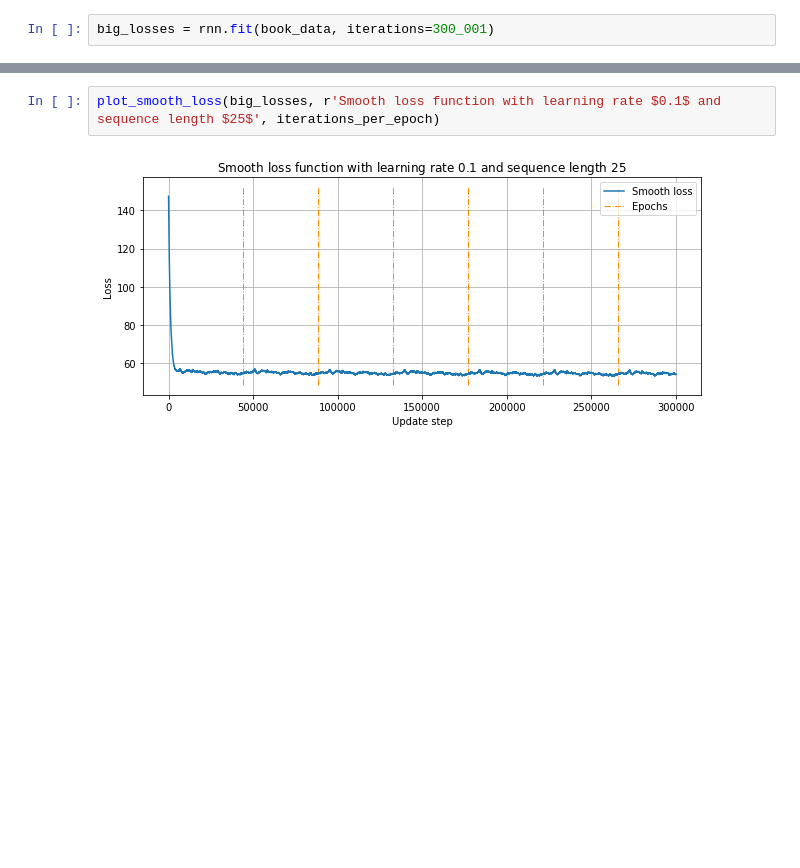
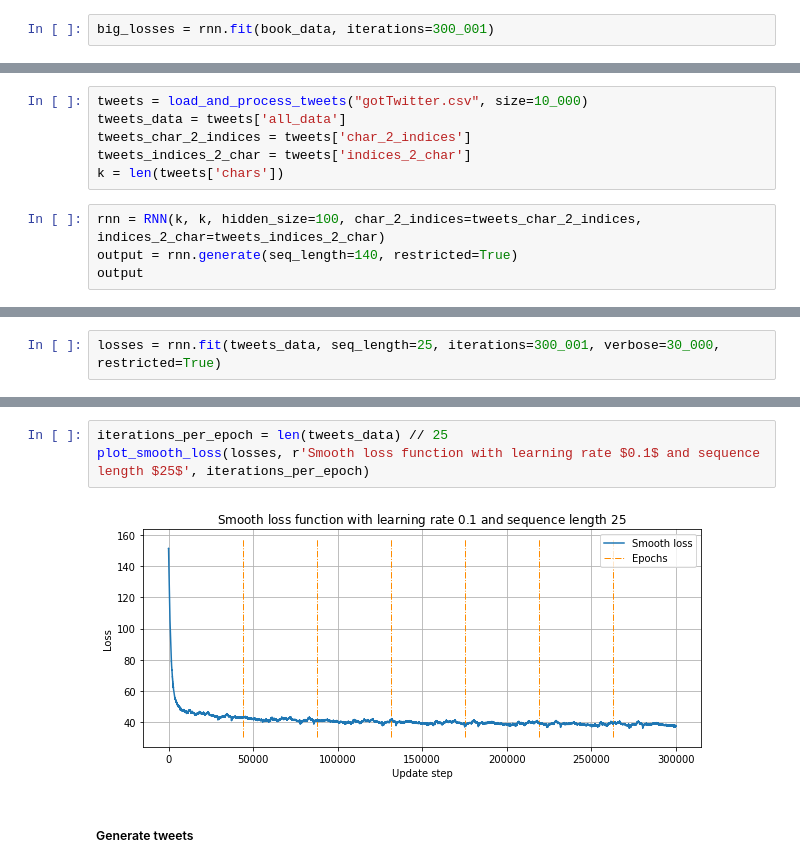
Before and after one commit to alexcosta13/dd2424-deep-learning-in-data-science, a Jupyter notebook: assignments/assignment4.ipynb, the cells around one changed output, grey strips where cells are left out. Drawn from its saved outputs; the diff is of its cells as text; blank space fills up the shorter version.

```diff
--- a/assignments/assignment4.ipynb
+++ b/assignments/assignment4.ipynb
@@ -99,0 +131,10 @@ rnn.generate(x0=x_chars[:,[0]], seq_length=1000)
+# %%
+tweets = load_and_process_tweets("gotTwitter.csv", size=10_000)
+tweets_data = tweets['all_data']
+tweets_char_2_indices = tweets['char_2_indices']
+tweets_indices_2_char = tweets['indices_2_char']
+k = len(tweets['chars'])
+# %%
+rnn = RNN(k, k, hidden_size=100, char_2_indices=tweets_char_2_indices, indices_2_char=tweets_indices_2_char)
+output = rnn.generate(seq_length=140, restricted=True)
+output
@@ -99,0 +145,2 @@ rnn.generate(x0=x_chars[:,[0]], seq_length=1000)
+# %%
+losses = rnn.fit(tweets_data, seq_length=25, iterations=300_001, verbose=30_000, restricted=True)
@@ -100,4 +165,7 @@ rnn.generate(x0=x_chars[:,[0]], seq_length=1000)
 # %%
-plot_smooth_loss(big_losses, r'Smooth loss function with learning rate $0.1$ and sequence length $25$', iterations_per_epoch)
+iterations_per_epoch = len(tweets_data) // 25
+plot_smooth_loss(losses, r'Smooth loss function with learning rate $0.1$ and sequence length $25$', iterations_per_epoch)
 # %% [output]
-[figure, old version]
+[figure, new version]
+# %% [markdown]
+##### Generate tweets
```
Also changed, not shown: parts of 23 cells of this notebook.
